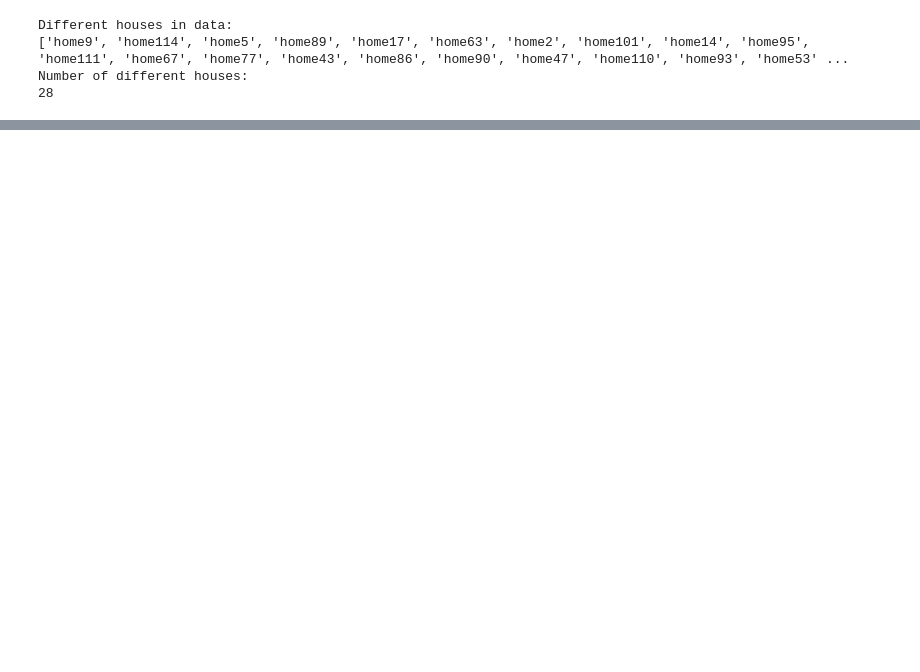
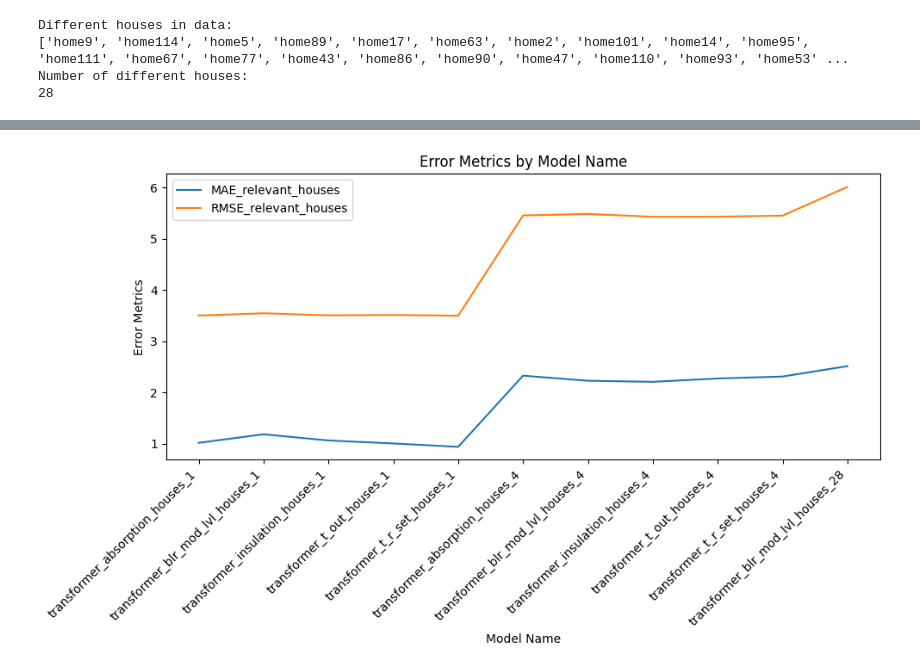
Before and after one commit to GeorgiosKalaras/boilers, a Jupyter notebook: code/processing_data_display.ipynb, the cells around one changed output, grey strips where cells are left out. Drawn from its saved outputs; the diff is of its cells as text; code cells hidden in the pictures; blank space fills up the shorter version.

```diff
--- a/code/processing_data_display.ipynb
+++ b/code/processing_data_display.ipynb
@@ -665,0 +58,8 @@ def plot_error_metrics(errors):
+# %%
+# load transformer error metrics from csv file
+path_to_transformer_error_metrics = '/content/drive/Othercomputers/My_Laptop/code/transformer_error_metrics.csv'
+transformer_error_metrics = pd.read_csv(path_to_transformer_error_metrics, index_col=0)
+#transformer_error_metrics = pd.read_csv(path_to_transformer_error_metrics)
+# %%
+transformer_error_metrics = transformer_error_metrics.sort_values(by=['num_of_houses', 'categories'])
+print(transformer_error_metrics.to_string(index=True))
@@ -665,0 +83,28 @@ def plot_error_metrics(errors):
+# %%
+def plot_error_metrics_columns(column_names):
+    # extracting the model names (from the row index)
+    model_names = transformer_error_metrics.index
+
+    plt.figure(figsize=(10, 6))
+
+    # creating one line per column
+    for col in column_names:
+        column_values = transformer_error_metrics[col]
+        plt.plot(range(len(model_names)), column_values, linestyle='-', label=col)  # Plot using the index positions
+
+    # correctly set the model_names to the x-axis labels
+    plt.xticks(ticks=range(len(model_names)), labels=model_names, rotation=45, ha='right')
+
+    # labels and titles
+    plt.xlabel('Model Name')
+    plt.ylabel('Error Metrics')
+    plt.title('Error Metrics by Model Name')
+    plt.legend()
+
+    # show the plot
+    plt.tight_layout()  # adjusts layout to prevent clipping
+    plt.show()
+# %%
+plot_error_metrics_columns(['MAE_relevant_houses', 'RMSE_relevant_houses'])
+# %% [output]
+[figure, added]
```
Also changed, not shown: parts of 28 cells of this notebook, 2 other files.
